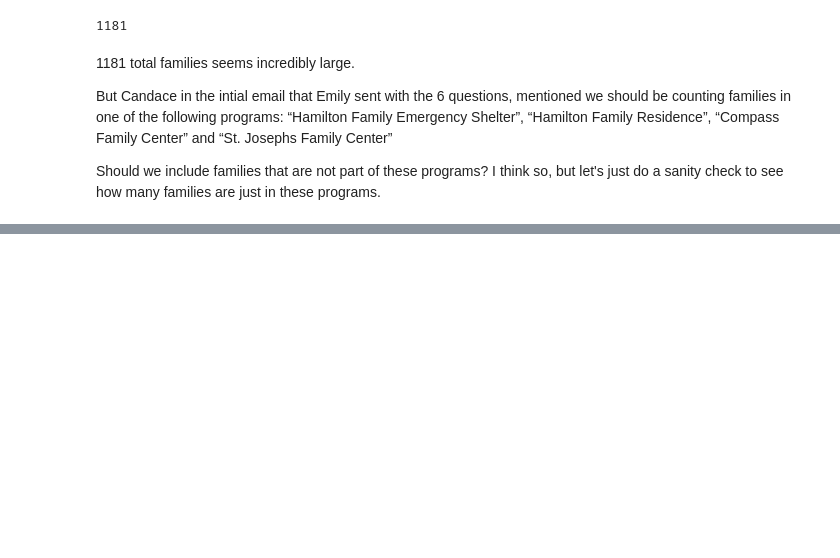
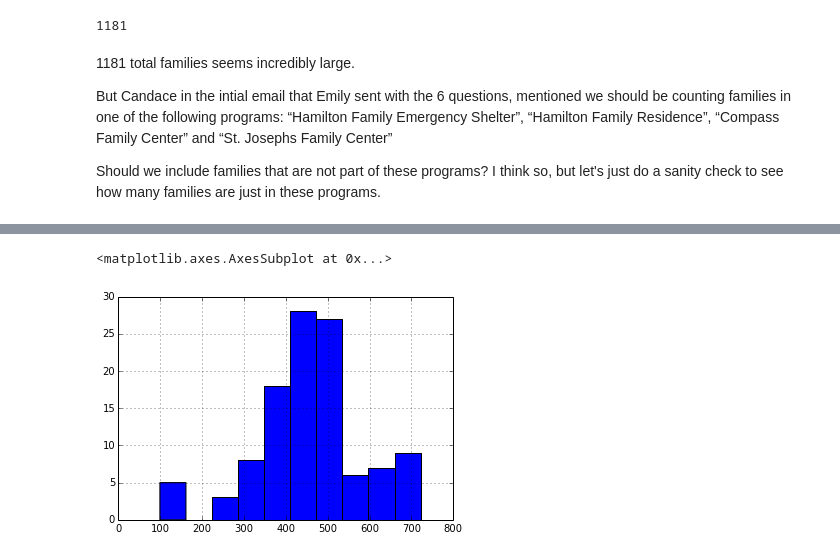
Before and after one commit to carlshan/sf-homelessness, a Jupyter notebook: exploration/2014-11-04-metrics [Carl].ipynb, the cells around one changed output, grey strips where cells are left out. Cells and saved outputs as stored; diff of their text form; code cells hidden in the pictures; blank space fills up the shorter version.

```diff
--- a/exploration/2014-11-04-metrics [Carl].ipynb
+++ b/exploration/2014-11-04-metrics [Carl].ipynb
@@ -69,7 +71,7 @@ valid_programs = ["Hamilton Family Emergency Shelter",
                   "Compass Family Center",
                   "St. Josephs Family Center"]
 # %%
-individuals_in_programs = all_individuals_still_in_shelter[all_individuals_still_in_shelter['Program Name'].isin(valid_programs)]
+individuals_in_programs = all_individuals_in_families[all_individuals_in_families['Program Name'].isin(valid_programs)]
 # %%
 # Wow, this is a huge deviation from 1181! What the heck is going on?
 len(individuals_in_programs['Family Identifier'].unique())
@@ -77,0 +80,5 @@ len(individuals_in_programs['Family Identifier'].unique())
+# %%
+# This seems to make a bit more sense, though I'm suspicious that are there
+# families that have been in these shelters since Oct 2012.
+# Is that possible?
+individuals_in_programs.sort('Program Start Date')[columns]
@@ -87,0 +161,2 @@ all_individuals_still_in_shelter[all_individuals_still_in_shelter['Family Identi
+# %%
+sorted = individuals_in_programs.sort('Program Start Date')
@@ -87,0 +220,5 @@ all_individuals_still_in_shelter[all_individuals_still_in_shelter['Family Identi
+# %%
+sorted['Days Since Entered Shelter'].apply(lambda t: t.astype('timedelta64[D]')/np.timedelta64(1, 'D')).hist()
+# %% [output]
+<matplotlib.axes.AxesSubplot at 0x...>
+[figure, added]
```
Also changed, not shown: parts of 60 cells of this notebook.
